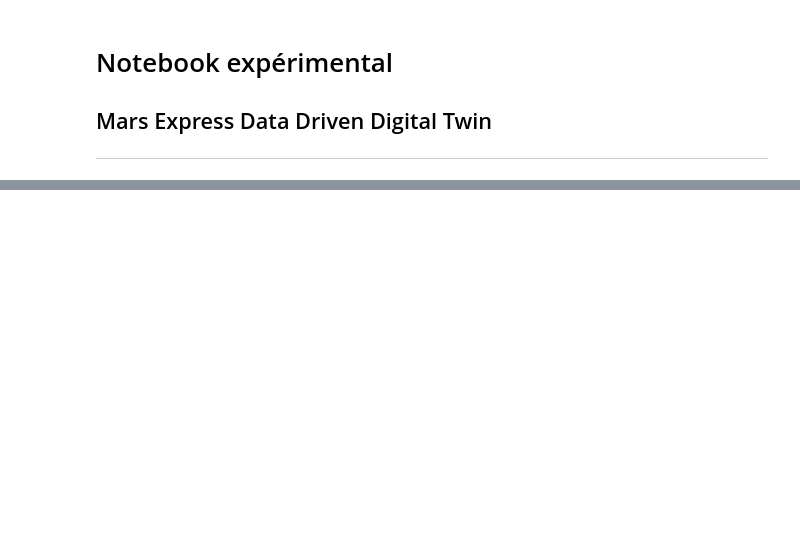
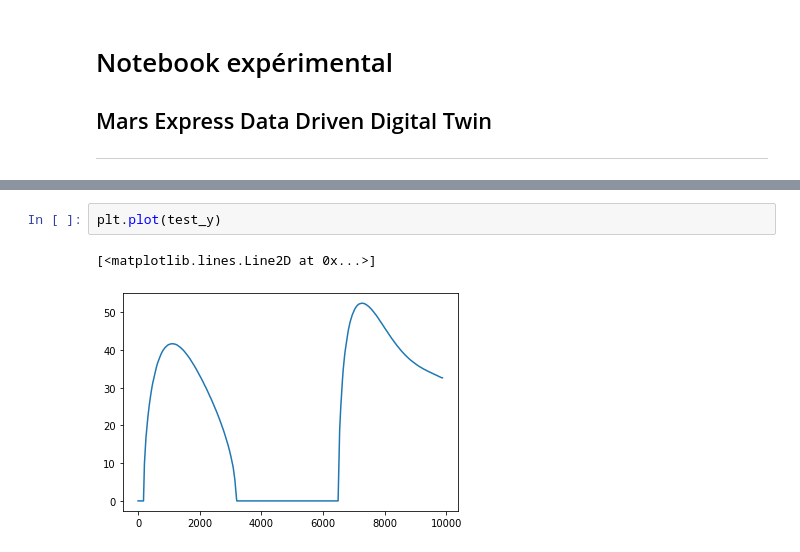
Before and after one commit to YamSok/MarsExpress, a Jupyter notebook: labo2.ipynb, the cells around one changed output, grey strips where cells are left out. Saved outputs shown, nothing was run; the diff lists cells and outputs as text; blank space fills up the shorter version.

```diff
--- a/labo2.ipynb
+++ b/labo2.ipynb
@@ -306,0 +137,5 @@ np.sqrt(np.mean((y_test.iloc[:,0] - predict[:,0])**2) / np.mean(predict[:,0]))
+# %%
+plt.plot(test_y)
+# %% [output]
+[<matplotlib.lines.Line2D at 0x...>]
+[figure, added]
```
Also changed, not shown: parts of 42 cells of this notebook.
